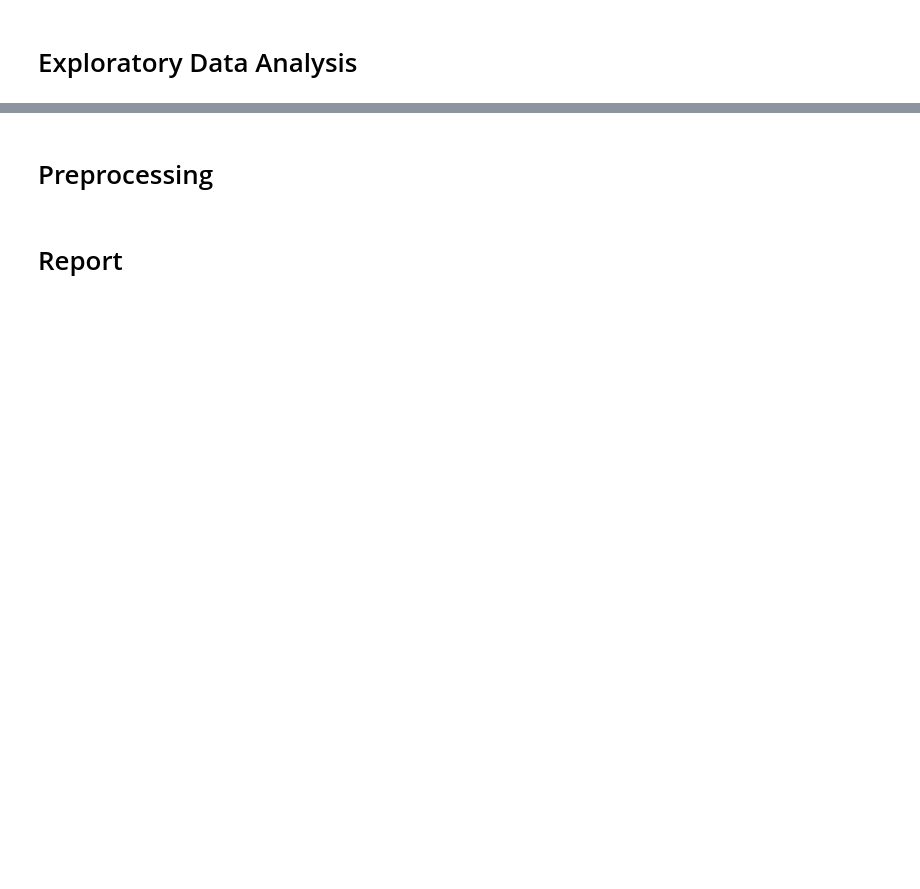
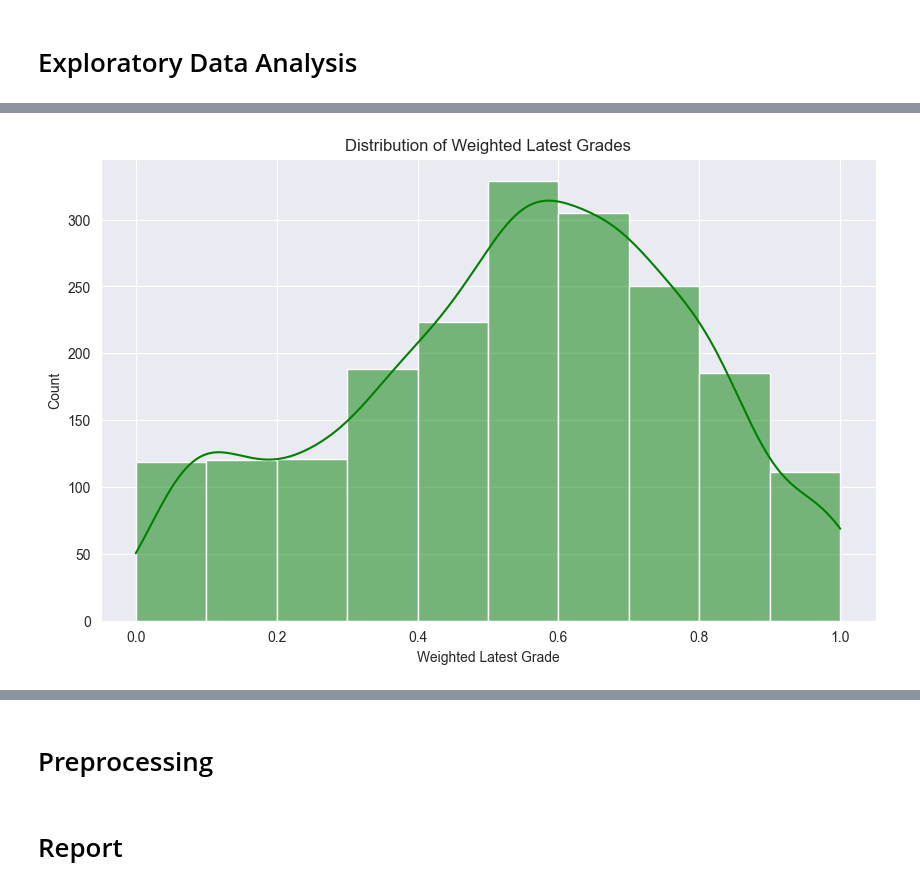
Before and after one commit to KaiserLycan/DSS-Project, a Jupyter notebook: Aleks + Calculus (Group 7).ipynb, the cells around one changed output, grey strips where cells are left out. Drawn from its saved outputs; the diff is of its cells as text; code cells hidden in the pictures; blank space fills up the shorter version.

```diff
--- a/Aleks + Calculus (Group 7).ipynb
+++ b/Aleks + Calculus (Group 7).ipynb
@@ -190,0 +242,10 @@ plt.show()
+# %%
+## Univariate p1.3
+plt.figure(figsize=(10,6))
+sns.histplot(df['Weighted Latest Grade'], kde=True, color='green', bins=10)
+plt.title('Distribution of Weighted Latest Grades')
+plt.xlabel('Weighted Latest Grade')
+plt.ylabel('Count')
+plt.show()
+# %% [output]
+[figure, added]
```
Also changed, not shown: parts of 16 cells of this notebook.
